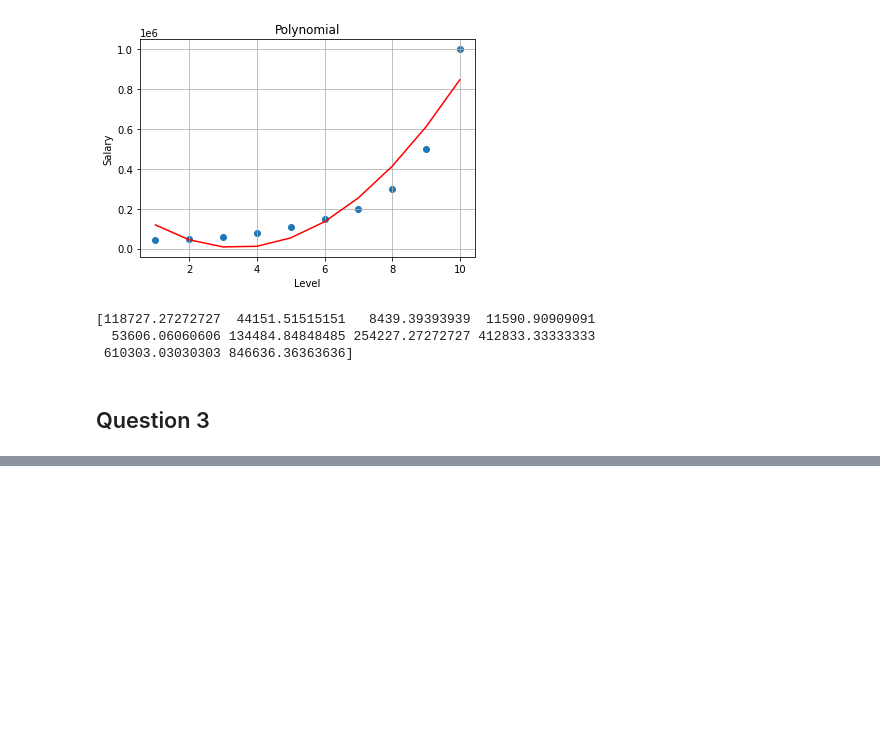
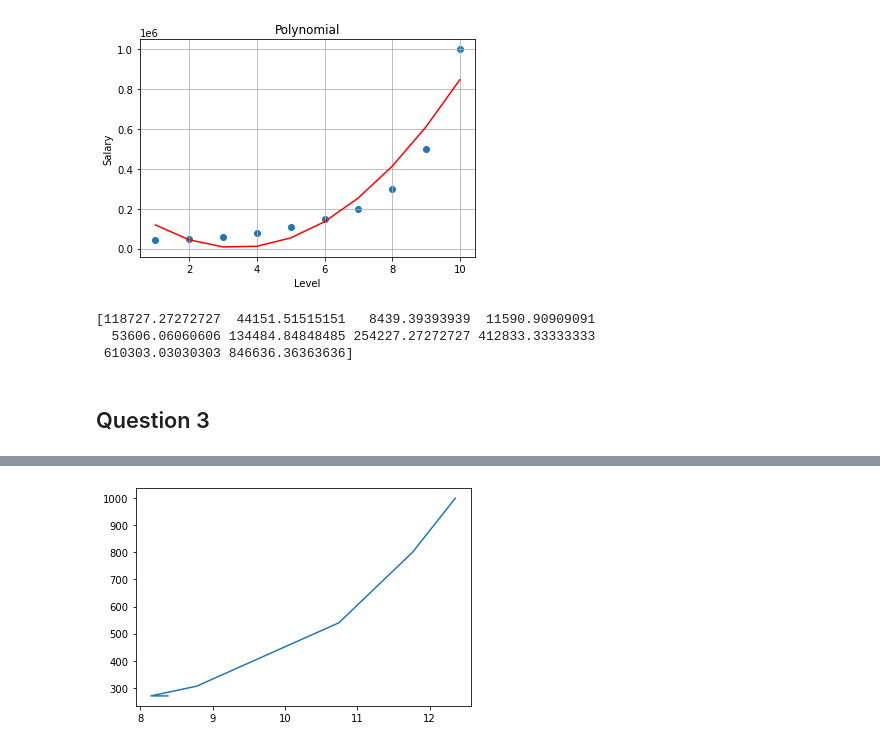
Before and after one commit to anirudhprabhakaran3/iste-ml-sgp, a Jupyter notebook: Week 2/Week 2.ipynb, the cells around one changed output, grey strips where cells are left out. Cells and saved outputs as stored; diff of their text form; code cells hidden in the pictures; blank space fills up the shorter version.

```diff
--- a/Week 2/Week 2.ipynb
+++ b/Week 2/Week 2.ipynb
@@ -81,0 +121,5 @@ ValueError: Wrong number of columns at line 161
+# %%
+plt.plot(df_whitefish['Height'], df_whitefish['Weight'])
+plt.show()
+# %% [output]
+[figure, added]
```
Also changed, not shown: parts of 13 cells of this notebook.
